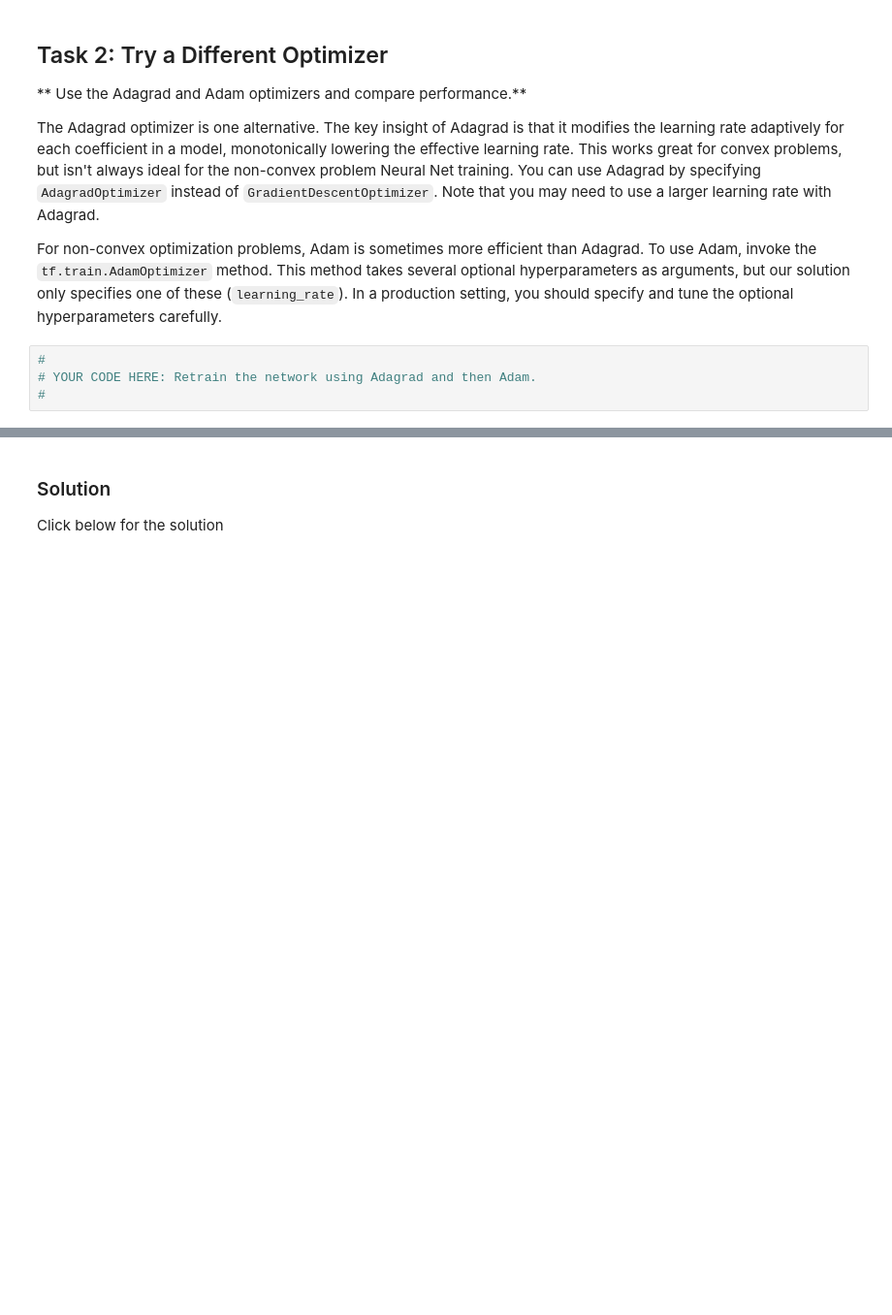
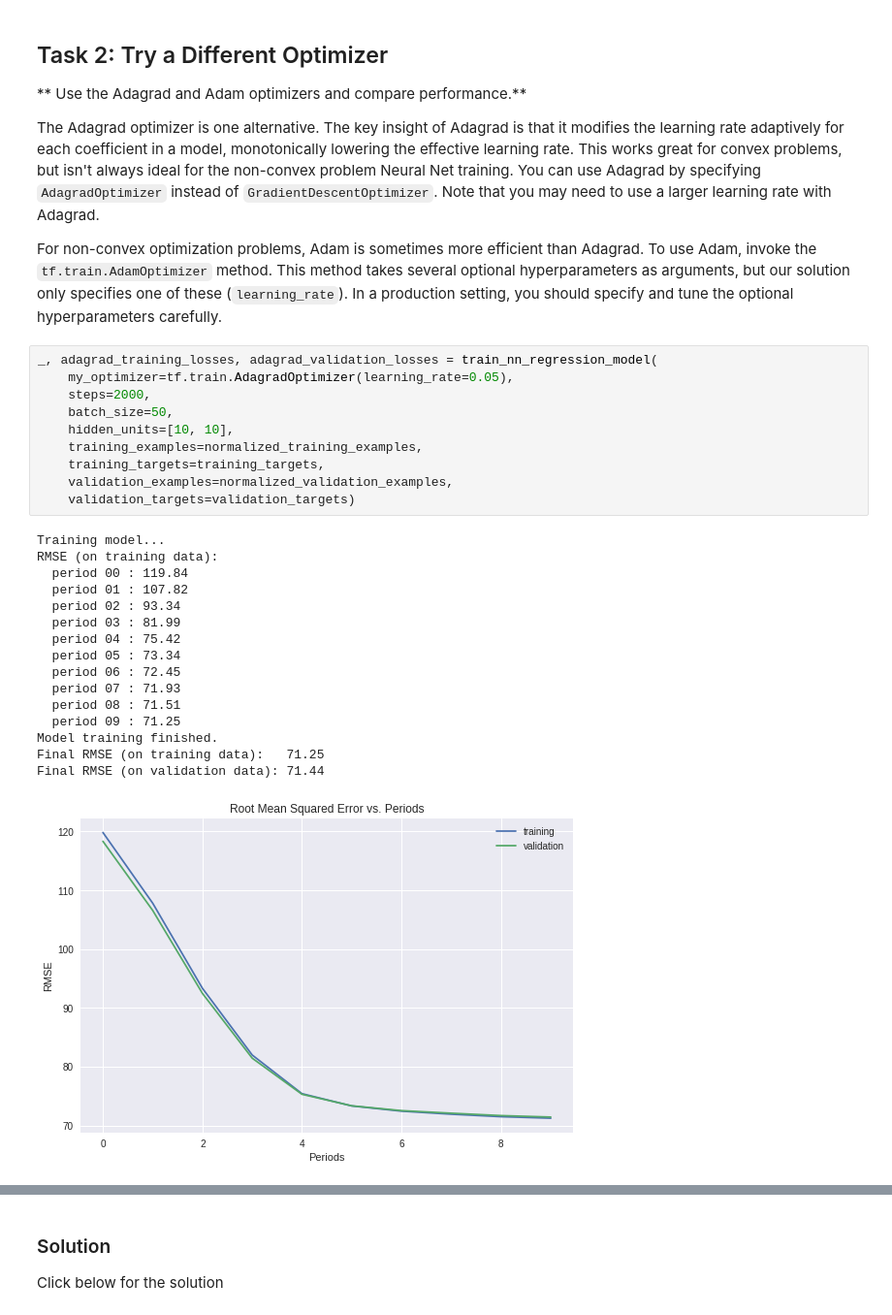
Before and after one commit to manishrai9/TensorFlow-crash-course, a Jupyter notebook: improving_neural_net_performance.ipynb, the cells around one changed output, grey strips where cells are left out. Shown at 97% size. Cells and saved outputs as stored; diff of their text form; blank space fills up the shorter version.

```diff
--- a/improving_neural_net_performance.ipynb
+++ b/improving_neural_net_performance.ipynb
@@ -427,7 +450,30 @@ _ = train_nn_regression_model(
 The Adagrad optimizer is one alternative. The key insight of Adagrad is that it modifies the learning rate adaptively for each coefficient in a model, monotonically lowering the effective learning rate.  This works great for convex problems, but isn't always ideal for the non-convex problem Neural Net training.  You can use Adagrad by specifying `AdagradOptimizer` instead of `GradientDescentOptimizer`.  Note that you may need to use a larger learning rate with Adagrad.
 
 For non-convex optimization problems, Adam is sometimes more efficient than Adagrad.  To use Adam, invoke the `tf.train.AdamOptimizer` method. This method takes several optional hyperparameters as arguments, but our solution only specifies one of these (`learning_rate`). In a production setting, you should specify and tune the optional hyperparameters carefully.
-# %%
-#
-# YOUR CODE HERE: Retrain the network using Adagrad and then Adam.
-#
+# %%
+_, adagrad_training_losses, adagrad_validation_losses = train_nn_regression_model(
+    my_optimizer=tf.train.AdagradOptimizer(learning_rate=0.05),
+    steps=2000,
+    batch_size=50,
+    hidden_units=[10, 10],
+    training_examples=normalized_training_examples,
+    training_targets=training_targets,
+    validation_examples=normalized_validation_examples,
+    validation_targets=validation_targets)
+# %% [output]
+Training model...
+RMSE (on training data):
+  period 00 : 119.84
+  period 01 : 107.82
+  period 02 : 93.34
+  period 03 : 81.99
+  period 04 : 75.42
+  period 05 : 73.34
+  period 06 : 72.45
+  period 07 : 71.93
+  period 08 : 71.51
+  period 09 : 71.25
+Model training finished.
+Final RMSE (on training data):   71.25
+Final RMSE (on validation data): 71.44
+[figure, added]
```
Also changed, not shown: parts of 9 cells of this notebook.
